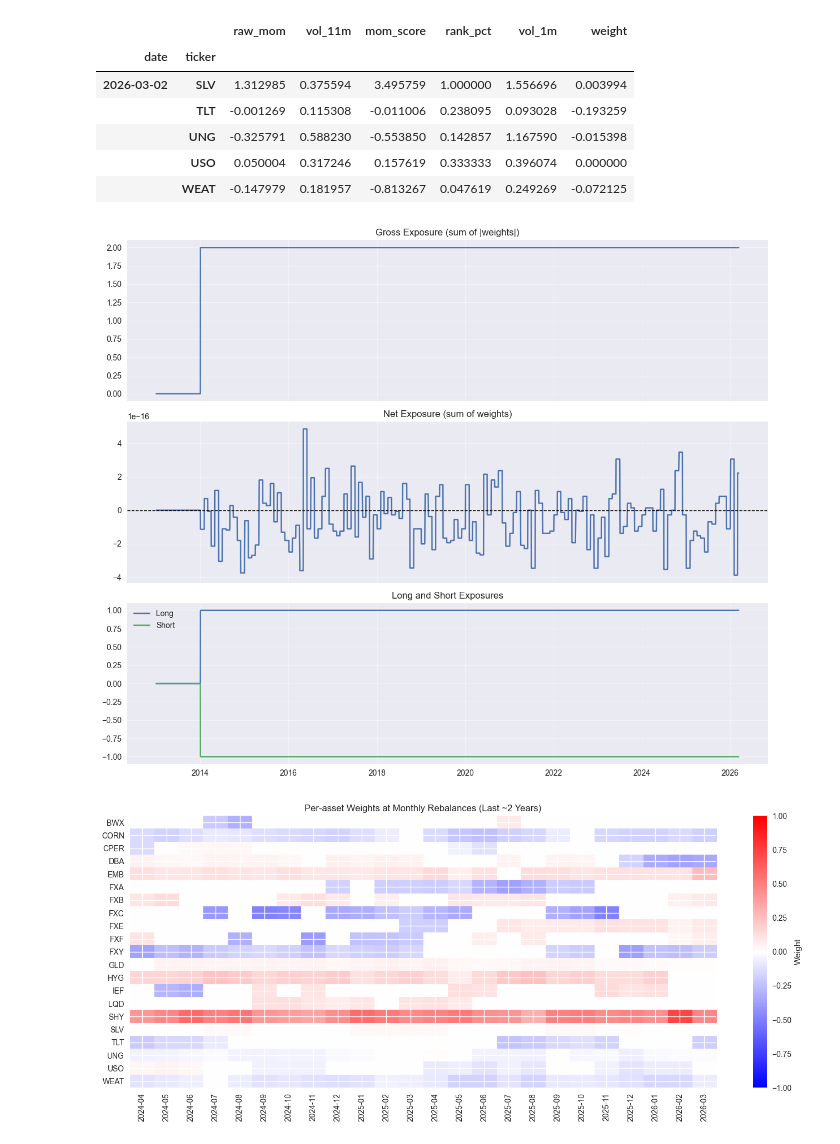
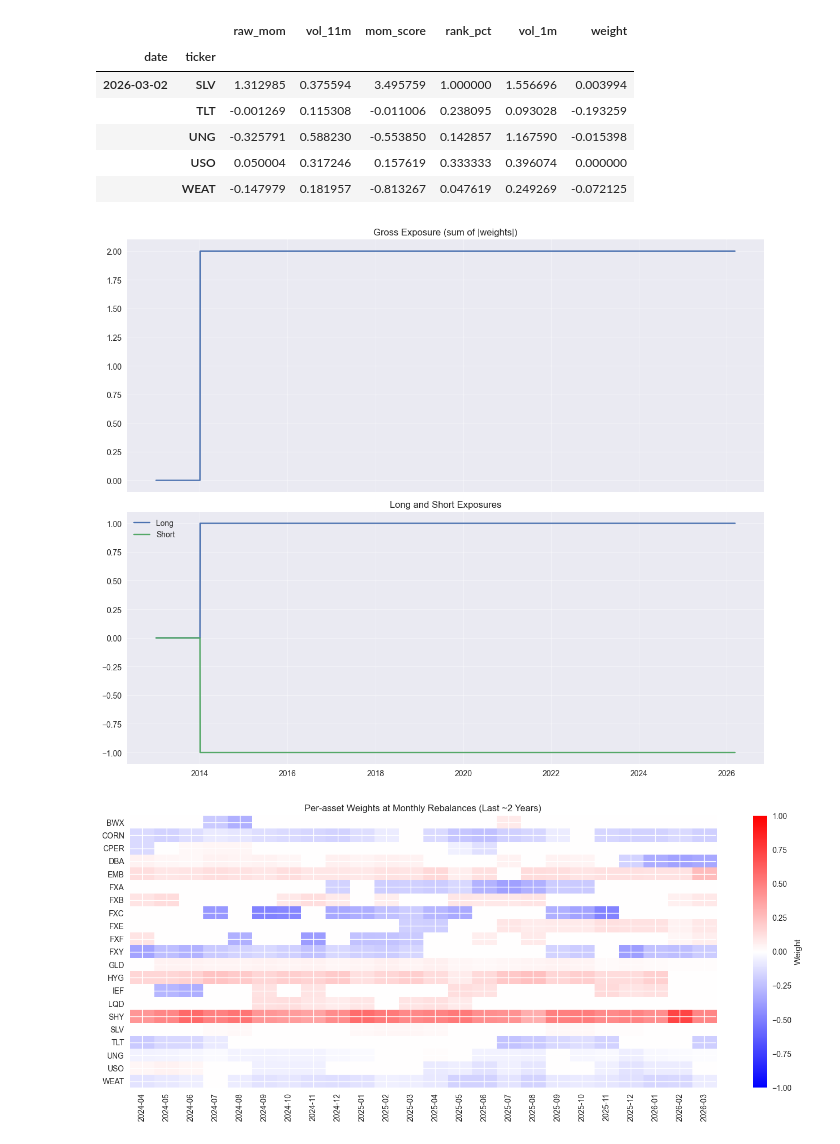
Before and after one commit to Peter-Akos/ESMT-AIS, a Jupyter notebook: notebooks/weights_analysis.ipynb, the cells around one changed output. Cells and saved outputs as stored; diff of their text form; code cells hidden in the pictures.

Commit message:
fix: plot

```diff
--- a/notebooks/weights_analysis.ipynb
+++ b/notebooks/weights_analysis.ipynb
@@ -49,31 +49,27 @@ display(diag.tail())
 # %%
 # Basic exposure sanity checks
 gross_exposure = daily_w.abs().sum(axis=1)
 net_exposure = daily_w.sum(axis=1)
 long_exposure = daily_w.clip(lower=0).sum(axis=1)
 short_exposure = daily_w.clip(upper=0).sum(axis=1)
 
-fig, axes = plt.subplots(3, 1, figsize=(12, 10), sharex=True)
+fig, axes = plt.subplots(2, 1, figsize=(12, 10), sharex=True)
 
 axes[0].plot(gross_exposure)
 axes[0].set_title("Gross Exposure (sum of |weights|)")
 axes[0].grid(True, alpha=0.4)
 
-axes[1].plot(net_exposure)
-axes[1].set_title("Net Exposure (sum of weights)")
-axes[1].axhline(0, color='black', linewidth=1, linestyle='--')
+axes[1].plot(long_exposure, label="Long")
+axes[1].plot(short_exposure, label="Short")
+axes[1].set_title("Long and Short Exposures")
 axes[1].grid(True, alpha=0.4)
-
-axes[2].plot(long_exposure, label="Long")
-axes[2].plot(short_exposure, label="Short")
-axes[2].set_title("Long and Short Exposures")
-axes[2].grid(True, alpha=0.4)
-axes[2].legend()
+axes[1].legend()
 
 plt.tight_layout()
+plt.savefig(os.path.join(FIG_DIR, "exposure_time_series.png"), dpi=200, bbox_inches="tight")
 plt.show()
 # %% [output]
-[figure, old version]
+[figure, new version]
 # %%
 # Per-asset weights at rebalance dates (heatmap-style image)
 subset = rebal_w.tail(24)  # last 24 rebalances (~2 years)
```
Also changed, not shown: parts of 1 cell of this notebook, 1 other file.
